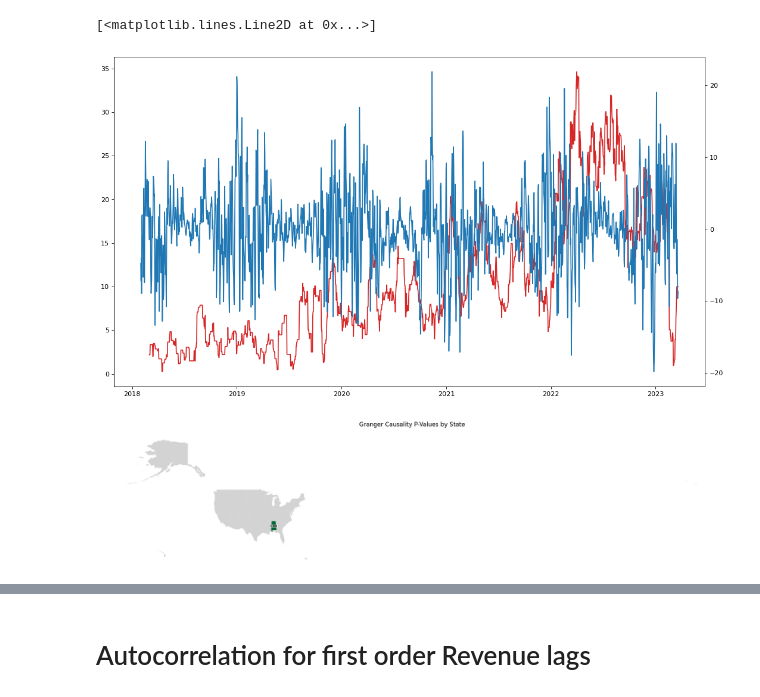
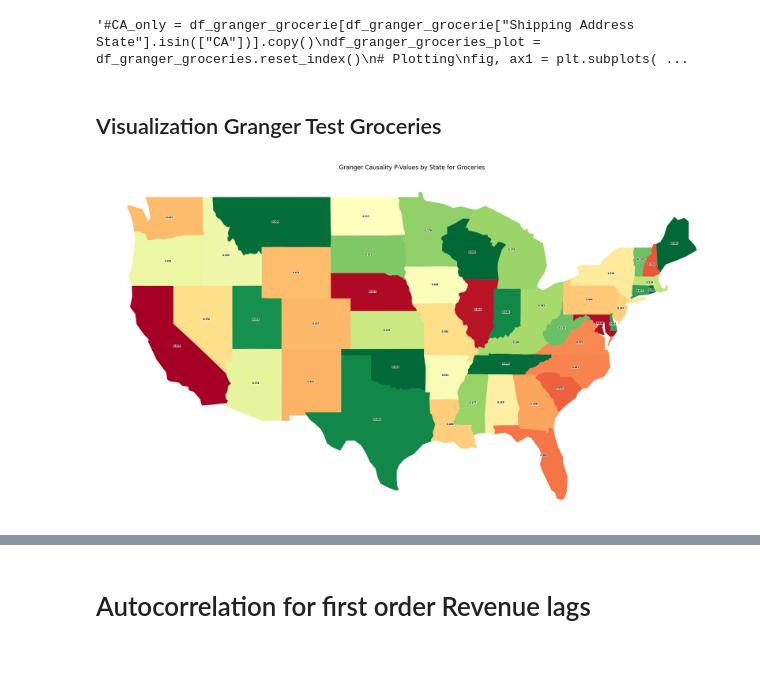
Before and after one commit to MoritzBaldauf/Bachelor_Thesis_Code, a Jupyter notebook: Granger_test.ipynb, the cells around one changed output, grey strips where cells are left out. Drawn from its saved outputs; the diff is of its cells as text; code cells hidden in the pictures; blank space fills up the shorter version.

```diff
--- a/Granger_test.ipynb
+++ b/Granger_test.ipynb
@@ -49,6 +51,6 @@ df_granger_grocerie = groceries_df[["Revenue", "tavg", "Shipping Address State"]
 # %%
-state_p_values = {}
-states_list = ["CA"]
+state_p_values_grocerie = {}
+#states_list = ["CA"]
 for i in range(len(states_list)):
     try:
         df_one_state = df_granger_grocerie[df_granger_grocerie["Shipping Address State"].isin([states_list[i]])].copy()
@@ -63,22 +65,22 @@ for i in range(len(states_list)):
         first_order_diff = [0]
 
         for j in range(1,len(df_one_state)):
-            first_order_diff.append(df_one_state["Revenue"][j] - df_one_state["Revenue"][j-1])
+            first_order_diff.append(df_one_state["Revenue"].iloc[j] - df_one_state["Revenue"].iloc[j-1])
 
         df_one_state["first_order_diff_Revenue"] = first_order_diff
 
 
-        df_one_state["Revenue_SMA30"] = df_one_state["Revenue"].rolling(30).mean().round(2)
+        #df_one_state["Revenue_SMA30"] = df_one_state["Revenue"].rolling(30).mean().round(2)
 
-        df_one_state["Temp_SMA30"] = df_one_state["Temp_No_Season"].rolling(30).mean().round(2)
+        #df_one_state["Temp_SMA30"] = df_one_state["Temp_No_Season"].rolling(30).mean().round(2)
 
-        df_granger_groceries= df_one_state.iloc[30:, ].copy() #Note need to check how to deal with missing dates
+        #df_granger_groceries= df_one_state.iloc[30:, ].copy()
 
         #granger_matrix = grangers_causation_matrix(df_granger_groceries ,variables=["Revenue", "Temp_No_Season"])
-        granger_matrix = grangers_causation_matrix(df_granger_groceries ,variables=["first_order_diff_Revenue", "Temp_No_Season"])
+        granger_matrix = grangers_causation_matrix(df_one_state ,variables=["first_order_diff_Revenue", "Temp_No_Season"])
 
         p_value = granger_matrix.iloc[0, 1]
-        state_p_values[states_list[i]] = p_value
+        state_p_values_grocerie[states_list[i]] = p_value
 
         print(f"For the state {states_list[i]} temperature as a predictor has a p-value of: {p_value}")
     except:
@@ -124,5 +163,5 @@ For the state AL temperature as a predictor has a p-value of: 0.3804
 # %%
-#CA_only = df_granger_grocerie[df_granger_grocerie["Shipping Address State"].isin(["CA"])].copy()
+"""#CA_only = df_granger_grocerie[df_granger_grocerie["Shipping Address State"].isin(["CA"])].copy()
 df_granger_groceries_plot = df_granger_groceries.reset_index()
 # Plotting
 fig, ax1 = plt.subplots(1,1,figsize=(16,9), dpi= 80)
@@ -136,59 +175,54 @@ ax1.plot(df_granger_groceries_plot["Order Date"],
 ax2 = ax1.twinx()
 ax2.plot(df_granger_groceries_plot["Order Date"],
          df_granger_groceries_plot["Temp_No_Season"],
-         color="tab:blue")
+         color="tab:blue")"""
 # %% [output]
-[<matplotlib.lines.Line2D at 0x...>]
+'#CA_only = df_granger_grocerie[df_granger_grocerie["Shipping Address State"].isin(["CA"])].copy()\ndf_granger_groceries_plot = df_granger_groceries.reset_index()\n# Plotting\nfig, ax1 = plt.subplots( ...
-[figure, removed]
+# %% [markdown]
+## Visualization Granger Test Groceries
 # %%
 import geopandas as gpd
 import matplotlib.pyplot as plt
 
 # Convert p-values to DataFrame
-p_value_df = pd.DataFrame.from_dict(state_p_values, orient='index', columns=['p_value'])
+p_value_df = pd.DataFrame.from_dict(state_p_values_grocerie, orient='index', columns=['p_value'])
 p_value_df.index.name = 'state'
 
-# Load US states shapefile
-usa = gpd.read_file('https://www2.census.gov/geo/tiger/GENZ2018/shp/cb_2018_us_state_20m.zip')
+# Load US states shapefile - CORRECTED URL
+# Replace the read_file line with:
+usa = gpd.read_file('./data/Map_USA/ne_110m_admin_1_states_provinces.shp')
+usa = usa[~usa['postal'].isin(['AK', 'HI'])]
 
 # Convert state codes
-usa['state'] = usa['STUSPS']
+usa['state'] = usa['postal']  # Updated from 'STUSPS' to 'postal' which is the correct column name in current Natural Earth Data
 
-# Merge the p-values with the geographic data
+# Rest of your code remains the same
 usa = usa.merge(p_value_df, on='state', how='left')
 
-# Create figure and axes with larger size
 fig = plt.figure(figsize=(24, 14))
 ax = fig.add_subplot(111)
-
-# Create custom colormap from green to red
 cmap = plt.cm.RdYlGn_r
 
-# Plot the map
 usa.plot(column='p_value',
          cmap=cmap,
          ax=ax,
          legend=False,
          missing_kwds={'color': 'lightgrey'})
 
-# Add p-values as text in each state
 for idx, row in usa.iterrows():
     if not pd.isna(row['p_value']):
         centroid = row.geometry.centroid
         ax.text(centroid.x, centroid.y,
-                f'{row["p_value"]:.3f}',  # Show 3 decimal places
+                f'{row["p_value"]:.3f}',
                 horizontalalignment='center',
                 verticalalignment='center',
-                fontsize=6,  # Reduced font size
+                fontsize=6,
                 fontweight='bold',
-                bbox=dict(facecolor='white', alpha=0.7, edgecolor='none', pad=0.5))  # Reduced padding
+                bbox=dict(facecolor='white', alpha=0.7, edgecolor='none', pad=0.5))
 
-plt.title('Granger Causality P-Values by State', fontsize=16, pad=20)
+plt.title('Granger Causality P-Values by State for Groceries', fontsize=16, pad=20)
 ax.axis('off')
-
-# Adjust layout to use full screen width
 plt.tight_layout()
-
 plt.show()
 # %% [output]
-[figure, old version]
+[figure, new version]
```
Also changed, not shown: parts of 10 cells of this notebook, 1 other file.
